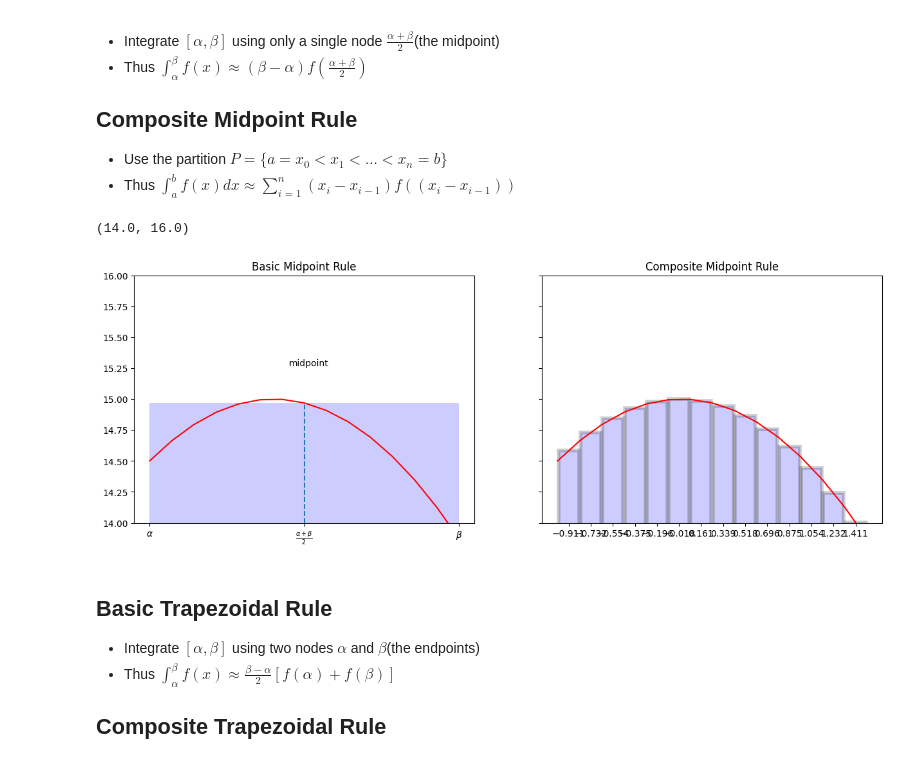
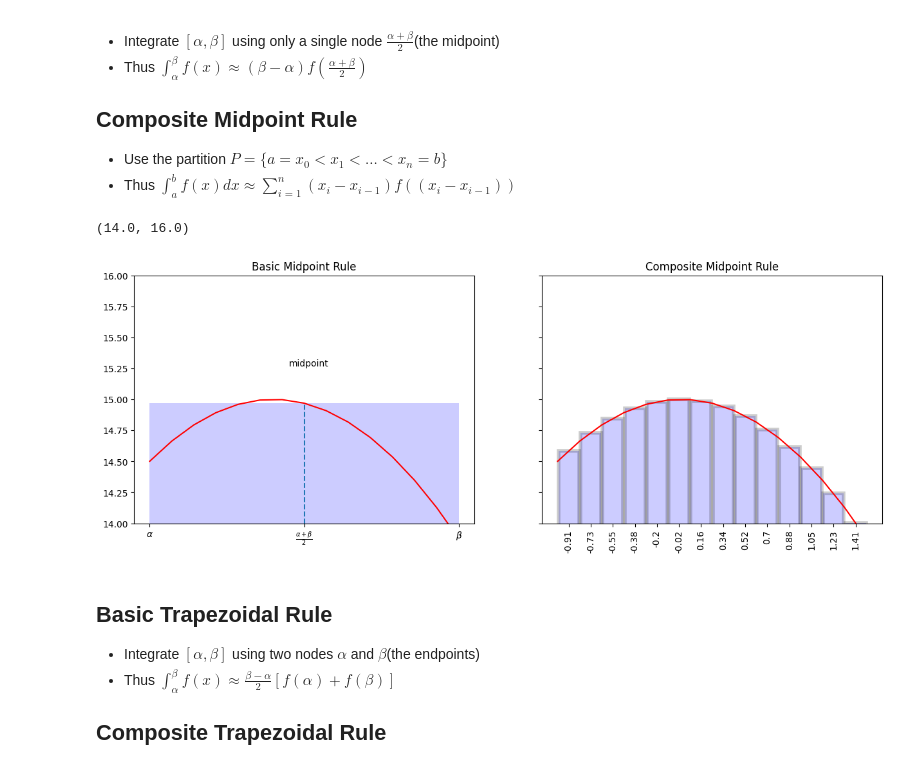
Before and after one commit to kanenorman/scientific_computing, a Jupyter notebook: numerical_integration.ipynb, the cells around one changed output. Cells and saved outputs as stored; diff of their text form; code cells hidden in the pictures.

```diff
--- a/numerical_integration.ipynb
+++ b/numerical_integration.ipynb
@@ -133,36 +133,43 @@ x = np.linspace(start = alpha , stop=beta, num=15)
 y = f(x)
 
 # for basic midpoint rule
 midpoint = (alpha + beta) /2
 width = (beta-alpha)
 
 # for composite midpoint rule
 partitions = (x[1:] + x[:-1]) / 2
 partition_widths = (x[-1] - x[0]) / len(x)
 
 
 # plot
 fig, (ax1, ax2) = plt.subplots(1,2, figsize=(15,5), sharey=True);
 
 # basic midpoint rule
 ax1.plot(x,y, color='r');
 ax1.bar(midpoint, f(midpoint), width = width, alpha = 0.2, color='b');
 ax1.axvline(midpoint, linestyle="--", ymax=.48);
 ax1.annotate("midpoint", xy=(midpoint, f(midpoint)), xytext= (midpoint*.5, f(midpoint)*1.02));
 ax1.set_xticks([alpha,midpoint,beta]);
 ax1.set_title("Basic Midpoint Rule");
 ax1.set_xticklabels([r"$\alpha$", r"$\frac{\alpha + \beta}{2}$", r"$\beta$"]);
 
 # composite midpoint rule
 ax2.plot(x,y, color='r');
-ax2.bar(partitions, f(partitions),width=partition_widths, edgecolor='k', alpha=0.2, color='blue', linewidth=4);
+ax2.bar(partitions,
+        f(partitions),
+        width=partition_widths,
+        edgecolor='k',
+        alpha=0.2,
+        color='blue',
+        linewidth=4
+        );
 ax2.set_xticks(partitions);
+ax2.set_xticklabels([round(x,2) for x in ax2.get_xticks()], rotation=90)
 ax2.set_title("Composite Midpoint Rule");
-
 ax1.set_ylim(14,16)
 # %% [output]
 (14.0, 16.0)
-[figure, old version]
+[figure, new version]
 # %% [markdown]
 ## Basic Trapezoidal Rule
 - Integrate $[\alpha , \beta]$ using two nodes $\alpha$ and $\beta$(the endpoints)
```
